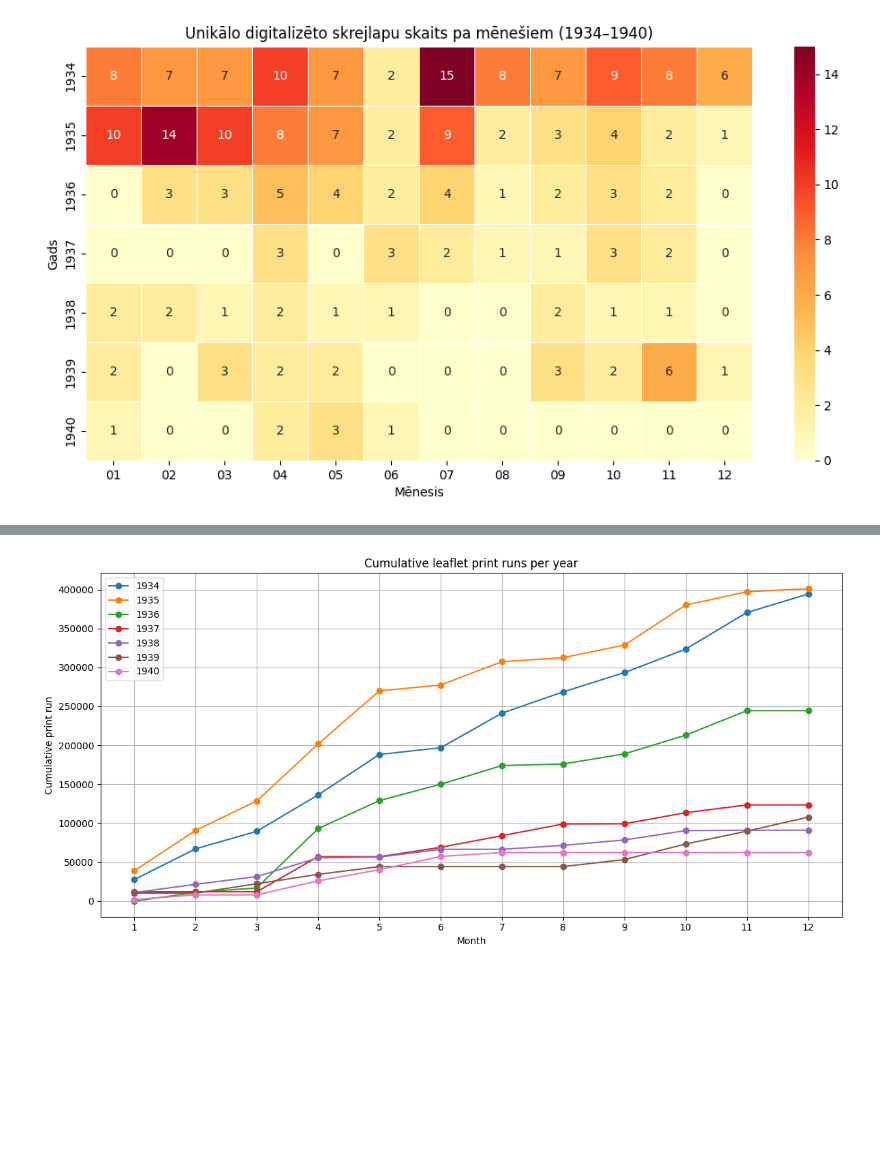
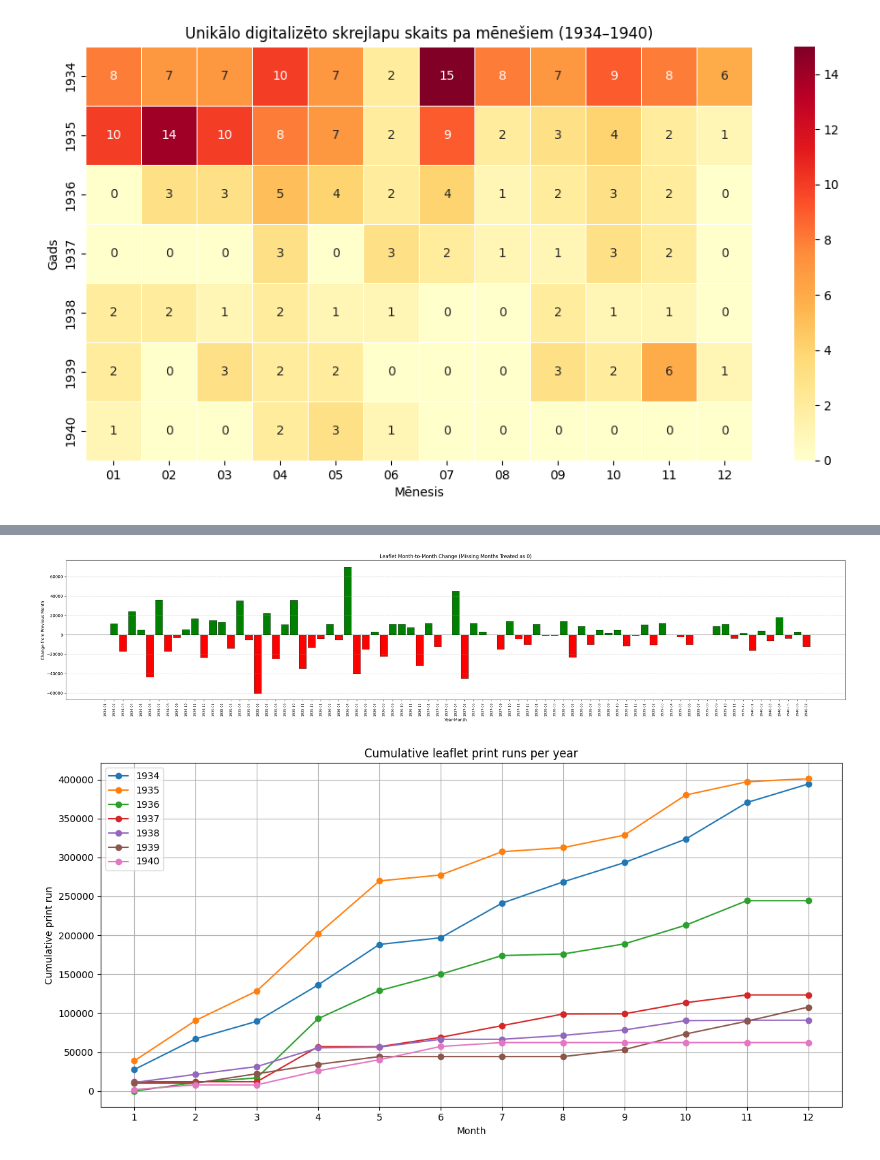
Before and after one commit to Vladusty/latvian-communist-leaflet-corpus-1934-1940, a Jupyter notebook: notebooks/leaflet_print_run_analysis_notebook/with_production_method/leaflet_print_run_analysis_1934_1940.ipynb, the cells around one changed output, grey strips where cells are left out. Saved outputs shown, nothing was run; the diff lists cells and outputs as text; code cells hidden in the pictures; blank space fills up the shorter version.

```diff
--- a/notebooks/leaflet_print_run_analysis_notebook/with_production_method/leaflet_print_run_analysis_1934_1940.ipynb
+++ b/notebooks/leaflet_print_run_analysis_notebook/with_production_method/leaflet_print_run_analysis_1934_1940.ipynb
@@ -717,0 +709,78 @@ plt.show()
+# %%
+import matplotlib.pyplot as plt
+from datetime import datetime
+
+# Note: Ensure 'monthly_totals' dictionary is defined before running this.
+# Example format: monthly_totals = {'1934-01': 5000, '1934-03': 2000, ...}
+
+# 1. Generate the full timeline (to catch missing months)
+if not monthly_totals:
+    all_months_str = []
+else:
+    # Convert string keys to datetime objects to find the start and end range
+    dates = sorted([datetime.strptime(k, "%Y-%m") for k in monthly_totals.keys()])
+    start_date = dates[0]
+    end_date = dates[-1]
+
+    # Generate a continuous list of months from start to end
+    all_months_str = []
+    curr = start_date
+    while curr <= end_date:
+        all_months_str.append(curr.strftime("%Y-%m"))
+
+        # Logic to move to the next month
+        if curr.month == 12:
+            curr = datetime(curr.year + 1, 1, 1)
+        else:
+            curr = datetime(curr.year, curr.month + 1, 1)
+
+# 2. Calculate Changes
+changes = []
+labels = []
+previous_total = None
+
+print("--- Calculation Debug ---")
+
+for ym in all_months_str:
+    # CORE LOGIC: .get(ym, 0)
+    # If the month is missing in the data, it returns 0 (total stop of production).
+    current_total = monthly_totals.get(ym, 0)
+
+    if previous_total is None:
+        # First month in the dataset: no previous month to compare to
+        change = 0
+    else:
+        # Calculate the difference
+        change = current_total - previous_total
+
+    # Update tracker for the next iteration
+    previous_total = current_total
+
+    changes.append(change)
+    labels.append(ym)
+
+    # Debug print: Show months with 0 leaflets or significant changes
+    if current_total == 0 or change != 0:
+        print(f"{ym}: Total={current_total}, Change={change}")
+
+# 3. Visualization
+plt.figure(figsize=(max(12, len(labels)*0.35), 6))
+
+# Color logic: Red for Drop, Green for Rise, Gray for No Change
+colors = ['red' if c < 0 else 'green' if c > 0 else 'lightgray' for c in changes]
+
+plt.bar(range(len(changes)), changes, color=colors, edgecolor='black', linewidth=0.5)
+
+# Axis formatting
+plt.xticks(range(len(labels)), labels, rotation=90, fontsize=8)
+plt.xlabel('Year-Month')
+plt.ylabel('Change from Previous Month')
+plt.title('Leaflet Month-to-Month Change (Missing Months Treated as 0)')
+
+# Add a zero line for reference
+plt.axhline(0, color='black', linewidth=1)
+plt.grid(axis='y', linestyle='--', alpha=0.5)
+
+plt.tight_layout()
+plt.show()
+# %% [output]
@@ -718,3 +804,4 @@ plt.show()
+[figure, added]
 # %%
 #@title 12) Cumulative print runs per year
 year_month_totals = defaultdict(lambda: [0]*12)
```
Also changed, not shown: parts of 5 cells of this notebook.
